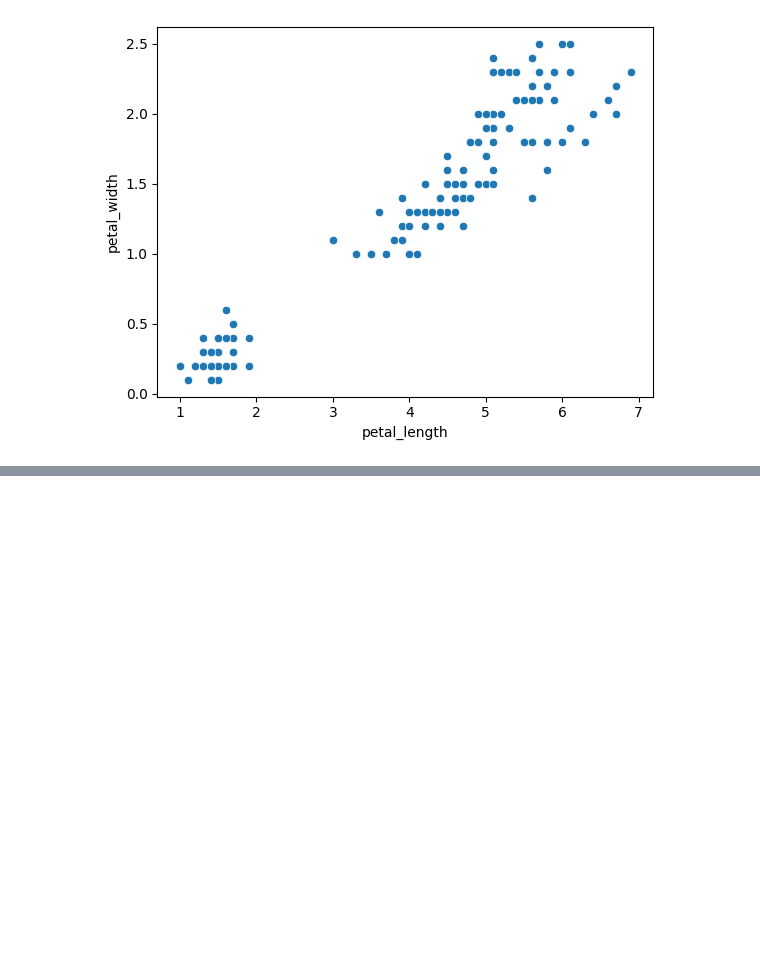
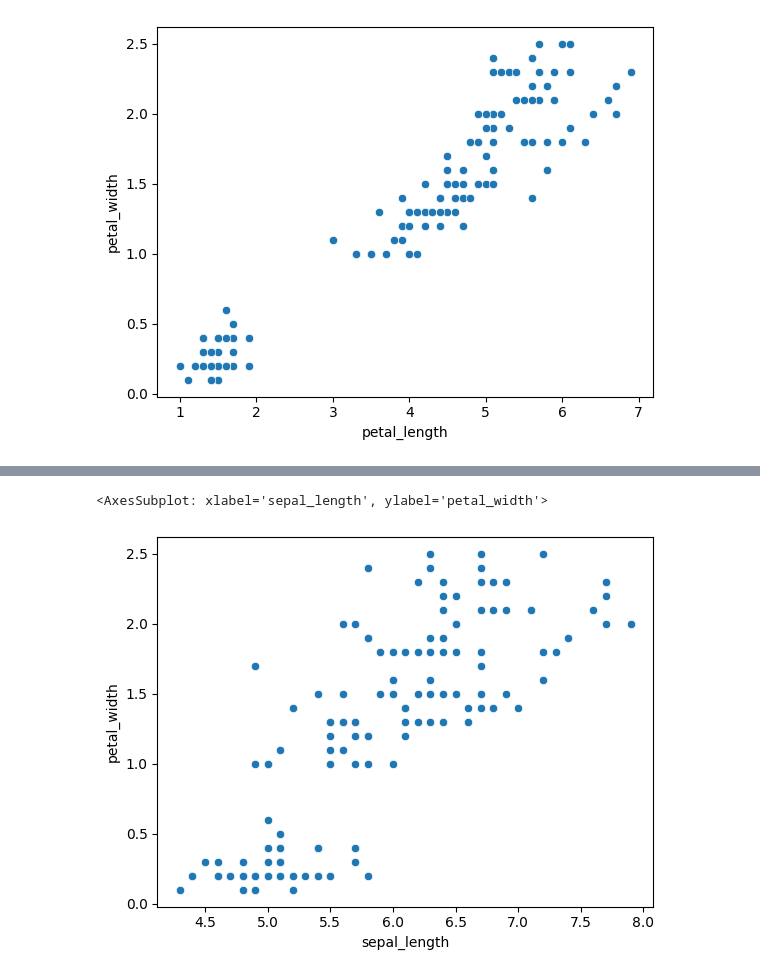
Before and after one commit to 21seya/Analise_dados_conceitos, a Jupyter notebook: estatistica_descritiva.ipynb, the cells around one changed output, grey strips where cells are left out. Saved outputs shown, nothing was run; the diff lists cells and outputs as text; code cells hidden in the pictures; blank space fills up the shorter version.

```diff
--- a/estatistica_descritiva.ipynb
+++ b/estatistica_descritiva.ipynb
@@ -115,0 +131,5 @@ sns.scatterplot(data=Base_Dados,x='petal_length',y='petal_width')
+# %%
+sns.scatterplot(data=Base_Dados,x='sepal_length',y='petal_width')
+# %% [output]
+<AxesSubplot: xlabel='sepal_length', ylabel='petal_width'>
+[figure, added]
```
Also changed, not shown: parts of 3 cells of this notebook, 2 other files.
